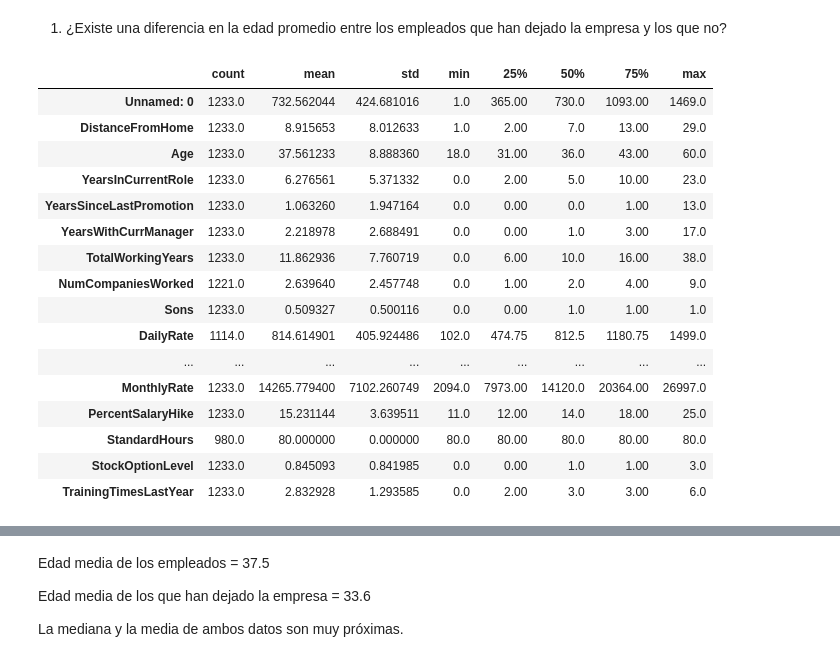
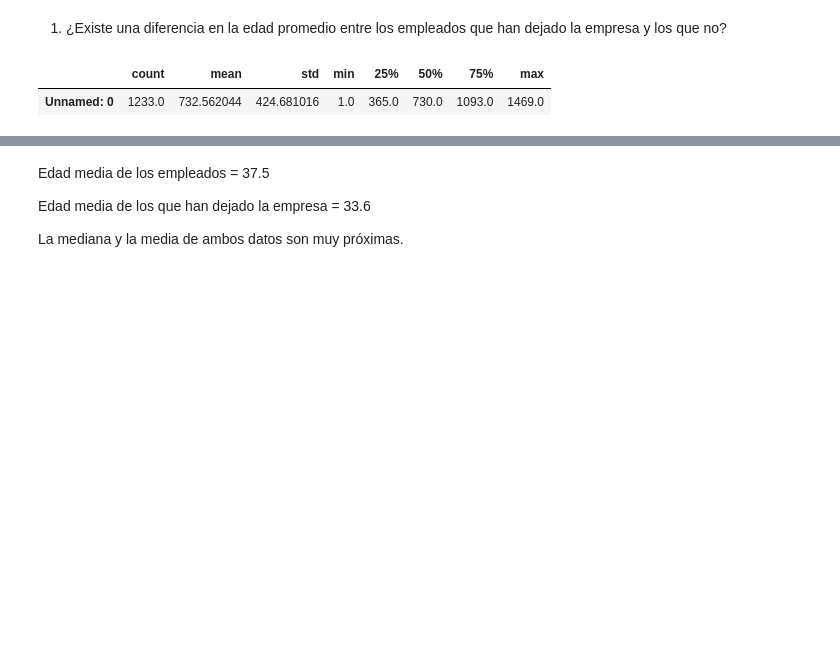
Before and after one commit to jgilsu11/Teoria, a Jupyter notebook: Modulo2/teoria/problema-enunciado.ipynb, the cells around one changed output, grey strips where cells are left out. Cells and saved outputs as stored; diff of their text form; code cells hidden in the pictures; blank space fills up the shorter version.

```diff
--- a/Modulo2/teoria/problema-enunciado.ipynb
+++ b/Modulo2/teoria/problema-enunciado.ipynb
@@ -82,23 +64,8 @@ df_empleado
 # %% [markdown]
 1. ¿Existe una diferencia en la edad promedio entre los empleados que han dejado la empresa y los que no?
 # %%
-df_empleado.describe().T
+df_empleado.describe().T.head(1)
 # %% [output]
 |  | count | mean | std | min | 25% | 50% | 75% | max |
-| Unnamed: 0 | 1233.0 | 732.562044 | 424.681016 | 1.0 | 365.00 | 730.0 | 1093.00 | 1469.0 |
-| DistanceFromHome | 1233.0 | 8.915653 | 8.012633 | 1.0 | 2.00 | 7.0 | 13.00 | 29.0 |
-| Age | 1233.0 | 37.561233 | 8.888360 | 18.0 | 31.00 | 36.0 | 43.00 | 60.0 |
-| YearsInCurrentRole | 1233.0 | 6.276561 | 5.371332 | 0.0 | 2.00 | 5.0 | 10.00 | 23.0 |
-| YearsSinceLastPromotion | 1233.0 | 1.063260 | 1.947164 | 0.0 | 0.00 | 0.0 | 1.00 | 13.0 |
-| YearsWithCurrManager | 1233.0 | 2.218978 | 2.688491 | 0.0 | 0.00 | 1.0 | 3.00 | 17.0 |
-| TotalWorkingYears | 1233.0 | 11.862936 | 7.760719 | 0.0 | 6.00 | 10.0 | 16.00 | 38.0 |
-| NumCompaniesWorked | 1221.0 | 2.639640 | 2.457748 | 0.0 | 1.00 | 2.0 | 4.00 | 9.0 |
-| Sons | 1233.0 | 0.509327 | 0.500116 | 0.0 | 0.00 | 1.0 | 1.00 | 1.0 |
-| DailyRate | 1114.0 | 814.614901 | 405.924486 | 102.0 | 474.75 | 812.5 | 1180.75 | 1499.0 |
-| ... | ... | ... | ... | ... | ... | ... | ... | ... |
-| MonthlyRate | 1233.0 | 14265.779400 | 7102.260749 | 2094.0 | 7973.00 | 14120.0 | 20364.00 | 26997.0 |
-| PercentSalaryHike | 1233.0 | 15.231144 | 3.639511 | 11.0 | 12.00 | 14.0 | 18.00 | 25.0 |
-| StandardHours | 980.0 | 80.000000 | 0.000000 | 80.0 | 80.00 | 80.0 | 80.00 | 80.0 |
-| StockOptionLevel | 1233.0 | 0.845093 | 0.841985 | 0.0 | 0.00 | 1.0 | 1.00 | 3.0 |
-| TrainingTimesLastYear | 1233.0 | 2.832928 | 1.293585 | 0.0 | 2.00 | 3.0 | 3.00 | 6.0 |
+| Unnamed: 0 | 1233.0 | 732.562044 | 424.681016 | 1.0 | 365.0 | 730.0 | 1093.0 | 1469.0 |
 # %%
```
Also changed, not shown: parts of 19 cells of this notebook.
